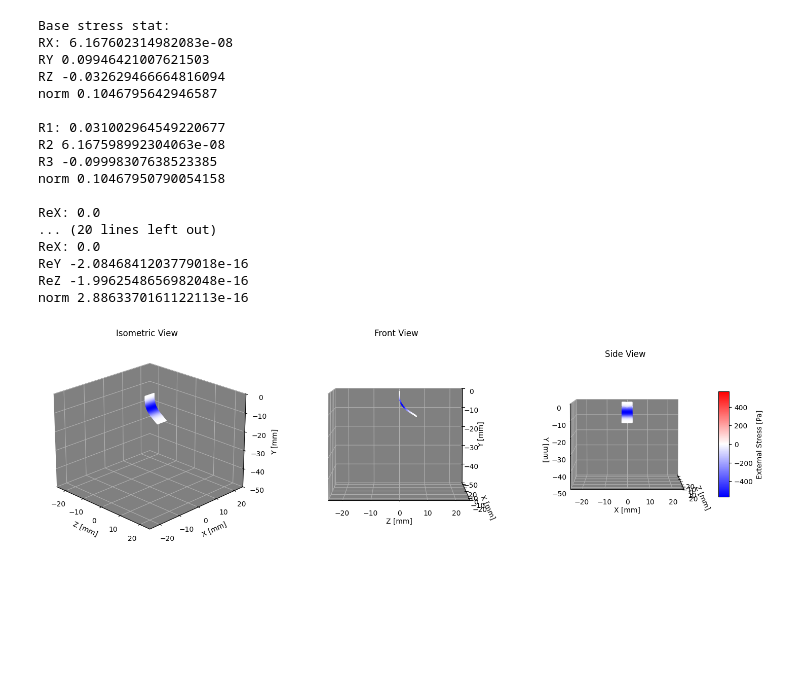
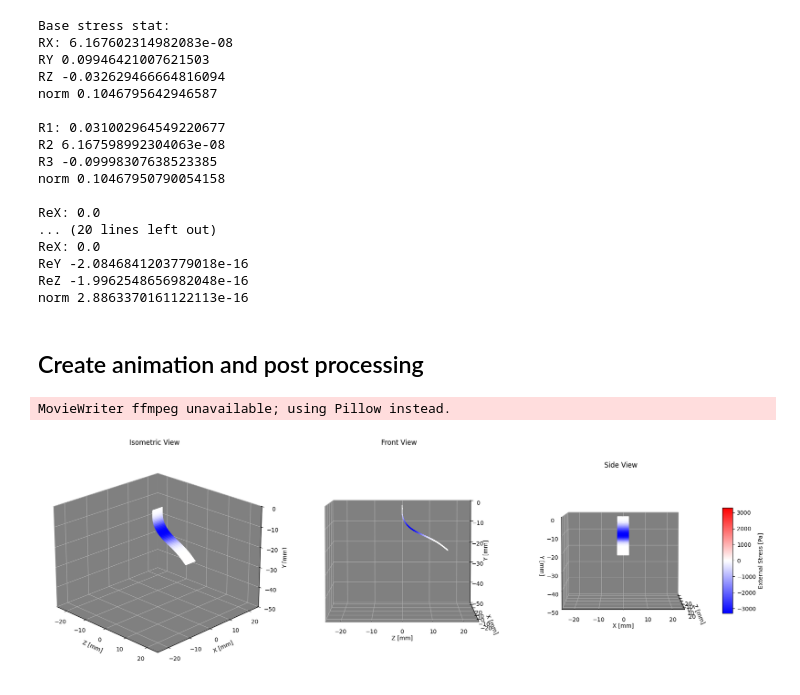
Before and after one commit to pierremaillar/Pyelastica-ribbon-interaction-model-path-planning, a Jupyter notebook: ribbon_model.ipynb, the cells around one changed output. Saved outputs shown, nothing was run; the diff lists cells and outputs as text; code cells hidden in the pictures; blank space fills up the shorter version.

Commit message:
creating animation works.

```diff
--- a/ribbon_model.ipynb
+++ b/ribbon_model.ipynb
@@ -1693,16 +1361,31 @@ def Plot_stress_field(solutions, solutions_sleeve, L, a, n_points=20):
-# %%
-idx = 11
-
-with open(f"result/simulation_data_{idx}.pickle", 'rb') as handle:
-    ribbon_output_list_read = pickle.load(handle)
-
-with open(f"result/simulation_data_sleeve_{idx}.pickle", 'rb') as handle:
-    sleeve_output_list_read = pickle.load(handle)
-
-
-solution_1 = process_solution_elastica(ribbon_output_list_read, base_length=base_length[idx])
-solution_sleeve = process_solution_elastica_sleeve(sleeve_output_list_read)
-
-Plot_stress_field(solution_1, solution_sleeve, base_length[idx]*1e-3, 5e-3)
-# %% [output]
-[figure, removed]
+# %% [markdown]
+## Create animation and post processing
+# %%
+all_solutions = []
+all_sleeves = []
+last_frame = 26
+
+
+for idx in range(last_frame+1):
+
+    with open(f"result/simulation_data_{idx}.pickle", 'rb') as handle:
+        ribbon_output_list_read = pickle.load(handle)
+
+    with open(f"result/simulation_data_sleeve_{idx}.pickle", 'rb') as handle:
+        sleeve_output_list_read = pickle.load(handle)
+
+    all_solutions.append(process_solution_elastica(ribbon_output_list_read, base_length=base_length[idx]))
+    all_sleeves.append(process_solution_elastica_sleeve(sleeve_output_list_read))
+
+animate_stress_field_3views(
+    all_solutions=all_solutions,
+    all_sleeves=all_sleeves,
+    lengths=base_length,
+    a=5,
+    max_frame=last_frame,
+    n_points=20,
+    interval=4000
+)
+# %% [output]
+MovieWriter ffmpeg unavailable; using Pillow instead.
+[figure, added]
```
Also changed, not shown: parts of 10 cells of this notebook, 2 other files.
